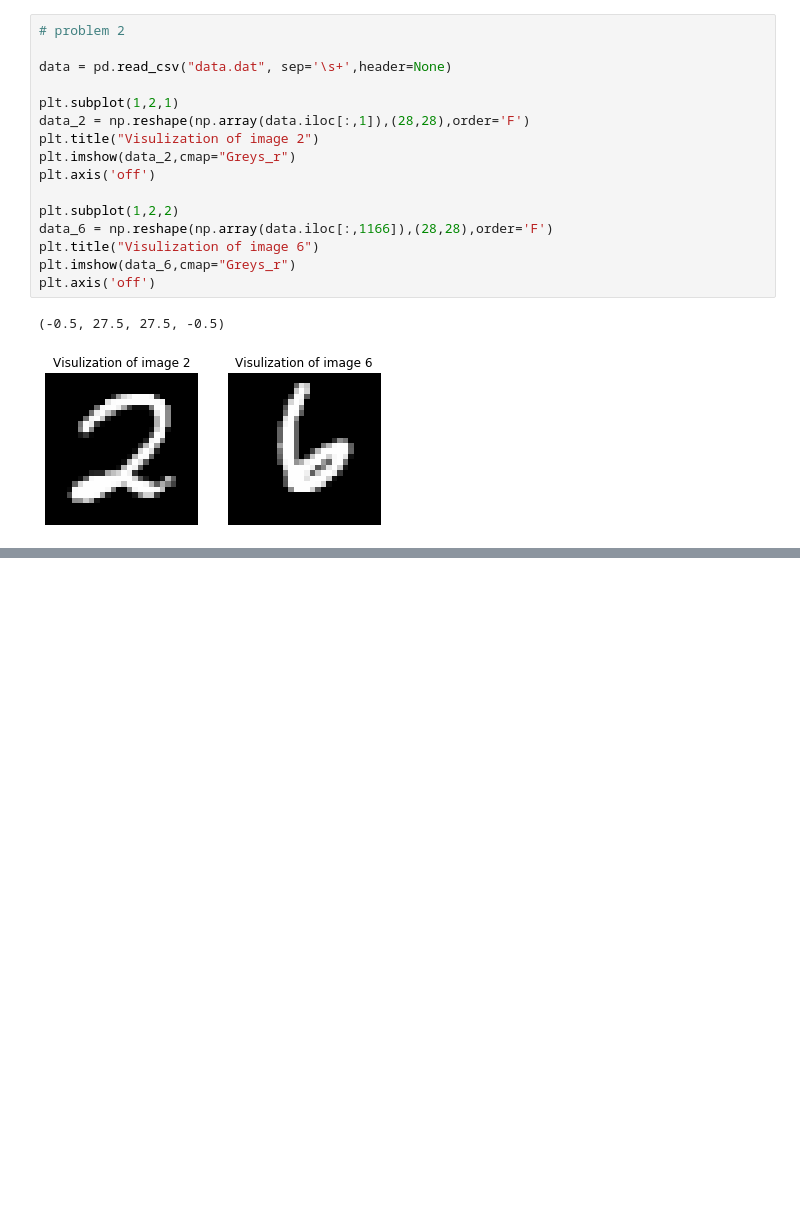
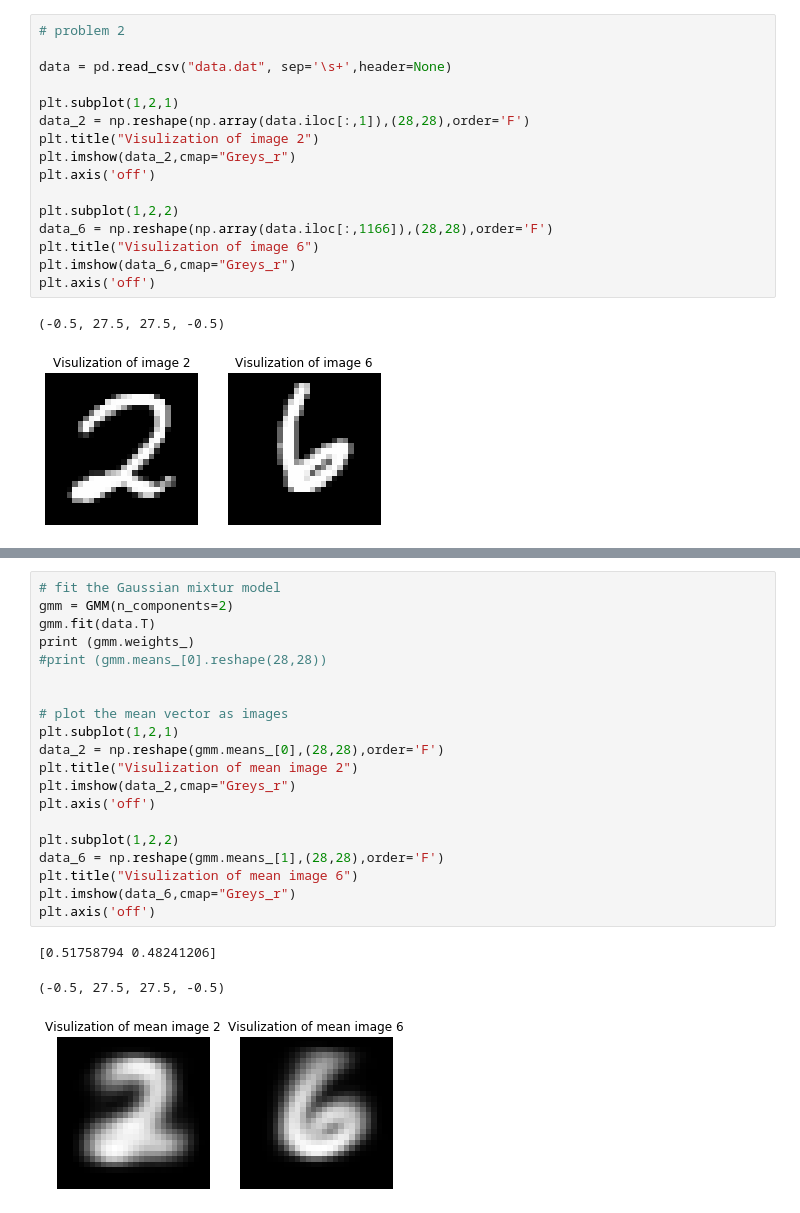
Before and after one commit to woodyzc/ISYE6740, a Jupyter notebook: HW3/Untitled.ipynb, the cells around one changed output, grey strips where cells are left out. Saved outputs shown, nothing was run; the diff lists cells and outputs as text; blank space fills up the shorter version.

```diff
--- a/HW3/Untitled.ipynb
+++ b/HW3/Untitled.ipynb
@@ -430,0 +362,24 @@ OverflowError: (34, 'Numerical result out of range')
+# %%
+# fit the Gaussian mixtur model
+gmm = GMM(n_components=2)
+gmm.fit(data.T)
+print (gmm.weights_)
+#print (gmm.means_[0].reshape(28,28))
+
+
+# plot the mean vector as images
+plt.subplot(1,2,1)
+data_2 = np.reshape(gmm.means_[0],(28,28),order='F')
+plt.title("Visulization of mean image 2")
+plt.imshow(data_2,cmap="Greys_r")
+plt.axis('off')
+
+plt.subplot(1,2,2)
+data_6 = np.reshape(gmm.means_[1],(28,28),order='F')
+plt.title("Visulization of mean image 6")
+plt.imshow(data_6,cmap="Greys_r")
+plt.axis('off')
+# %% [output]
+[0.51758794 0.48241206]
+(-0.5, 27.5, 27.5, -0.5)
+[figure, added]
```
Also changed, not shown: parts of 10 cells of this notebook, 3 other files.
